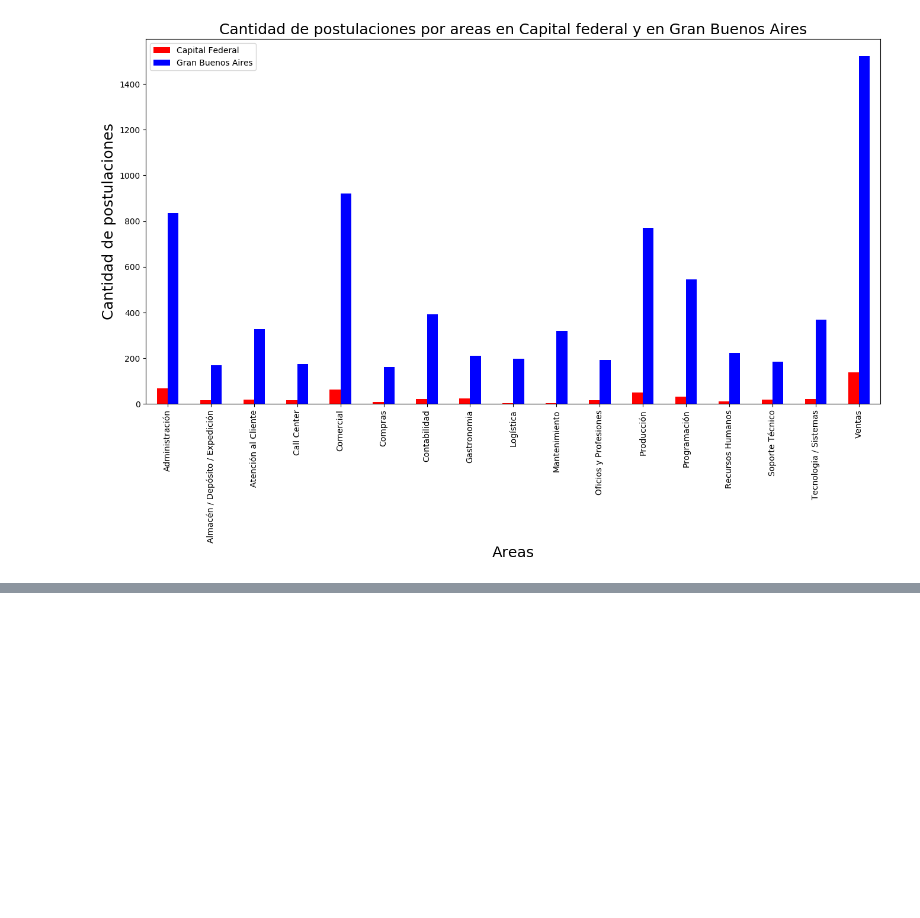
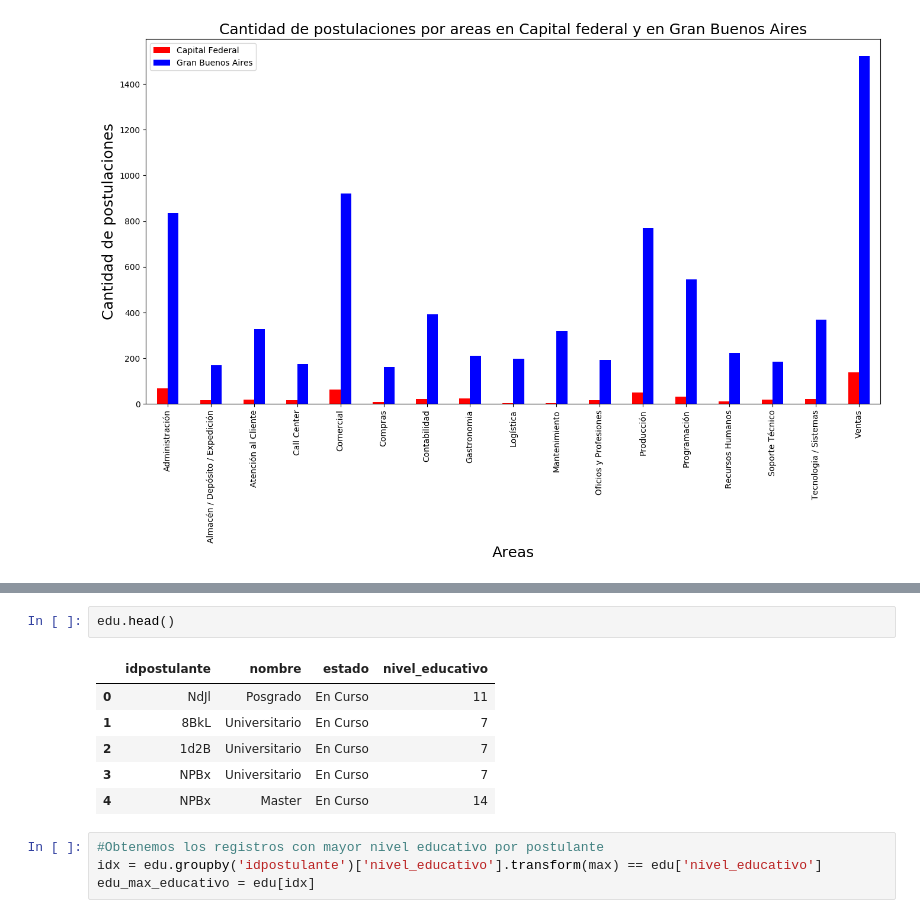
Before and after one commit to NayShine/7506-Grupo35, a Jupyter notebook: Finger 1.ipynb, the cells around one changed output, grey strips where cells are left out. Drawn from its saved outputs; the diff is of its cells as text; blank space fills up the shorter version.

```diff
--- a/Finger 1.ipynb
+++ b/Finger 1.ipynb
@@ -143,0 +241,13 @@ plt.title("Cantidad de postulaciones por areas en Capital federal y en Gran Buen
+# %%
+edu.head()
+# %% [output]
+|  | idpostulante | nombre | estado | nivel_educativo |
+| 0 | NdJl | Posgrado | En Curso | 11 |
+| 1 | 8BkL | Universitario | En Curso | 7 |
+| 2 | 1d2B | Universitario | En Curso | 7 |
+| 3 | NPBx | Universitario | En Curso | 7 |
+| 4 | NPBx | Master | En Curso | 14 |
+# %%
+#Obtenemos los registros con mayor nivel educativo por postulante
+idx = edu.groupby('idpostulante')['nivel_educativo'].transform(max) == edu['nivel_educativo']
+edu_max_educativo = edu[idx]
```
Also changed, not shown: parts of 11 cells of this notebook.
